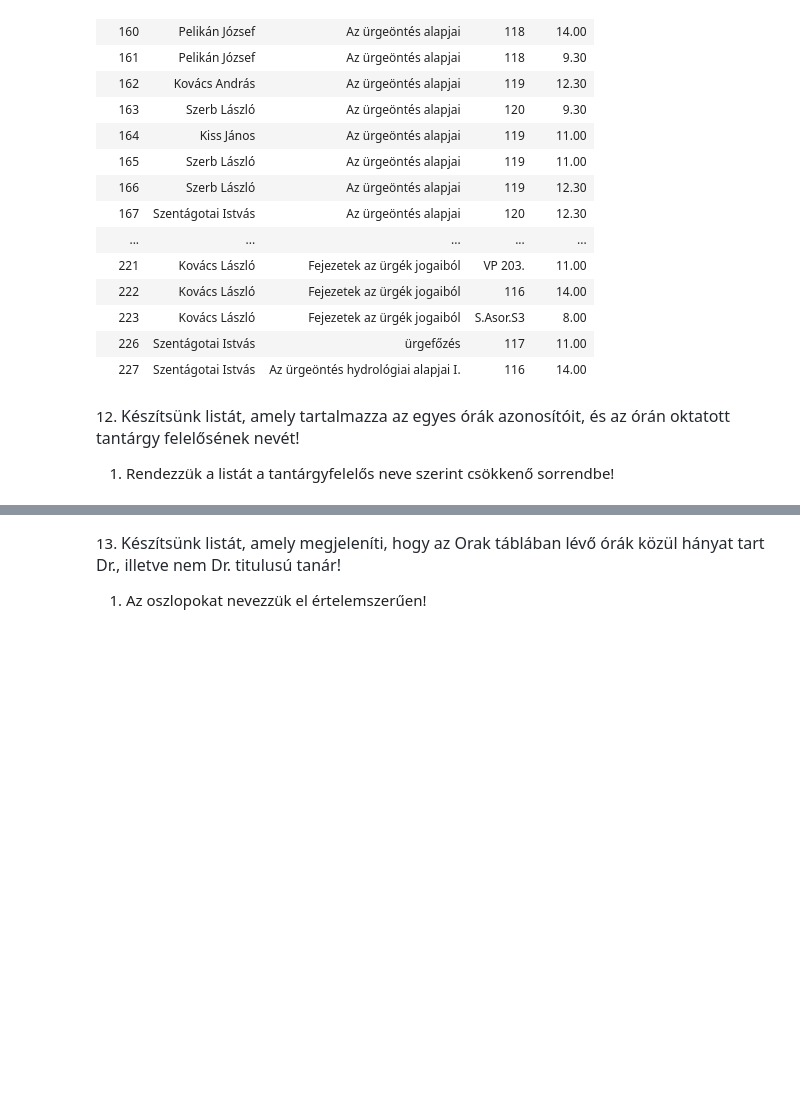
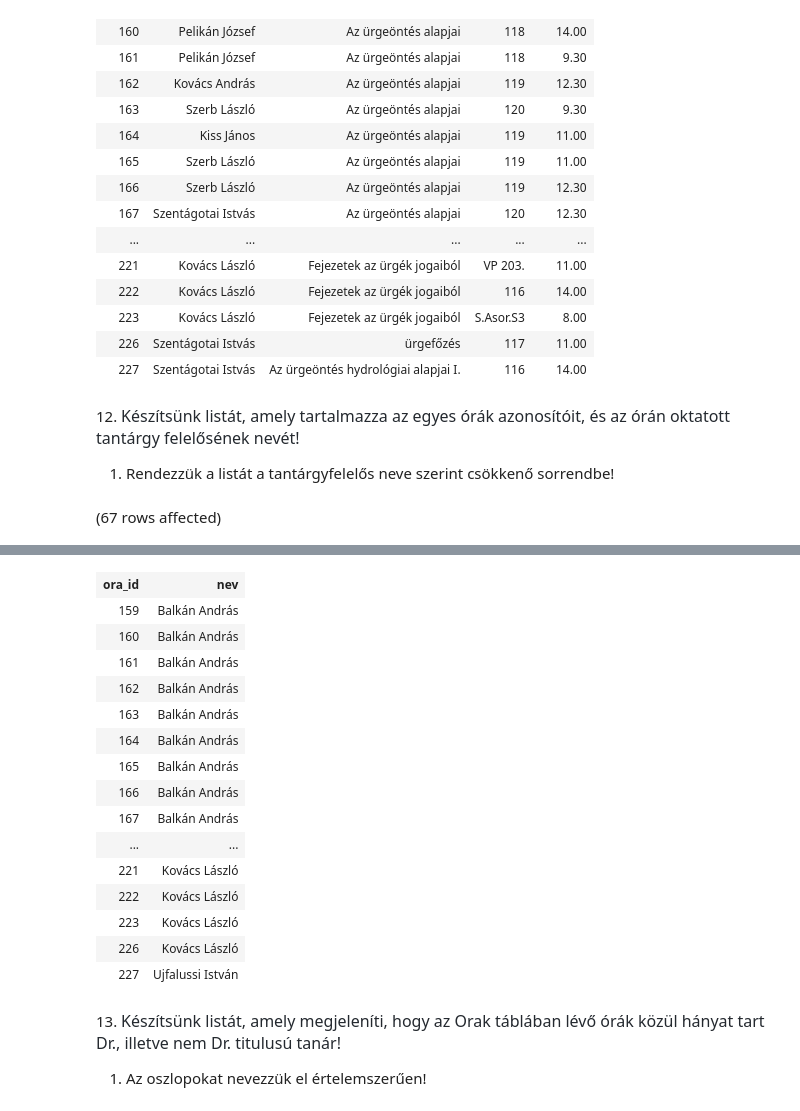
Before and after one commit to Zoltanborbenyi/sql-gyak-03, a Jupyter notebook: gyakorlat02_feladatok .ipynb, the cells around one changed output, grey strips where cells are left out. Cells and saved outputs as stored; diff of their text form; code cells hidden in the pictures; blank space fills up the shorter version.

```diff
--- a/gyakorlat02_feladatok .ipynb
+++ b/gyakorlat02_feladatok .ipynb
@@ -232,3 +257,10 @@ Total execution time: 00:00:00.041
 12. <span style="color: rgb(36, 41, 47); font-family: -apple-system, BlinkMacSystemFont, &quot;Segoe UI&quot;, Helvetica, Arial, sans-serif, &quot;Apple Color Emoji&quot;, &quot;Segoe UI Emoji&quot;; font-size: 16px;">Készítsünk listát, amely tartalmazza az egyes órák azonosítóit, és az órán oktatott tantárgy felelősének nevét!</span>
 
 1. Rendezzük a listát a tantárgyfelelős neve szerint csökkenő sorrendbe!
+# %%
+SELECT orak.ora_id,
+Oktatok.nev
+FROM Orak JOIN Tantárgyak ON Orak.targy= Tantárgyak.Tkód
+JOIN Oktatok ON Tantárgyak.Tantárgyfelelős = Oktatok.oktato_id
+# %% [output]
+(67 rows affected)
@@ -235,3 +268,19 @@ Total execution time: 00:00:00.041
+| ora_id | nev |
+| 159 | Balkán András |
+| 160 | Balkán András |
+| 161 | Balkán András |
+| 162 | Balkán András |
+| 163 | Balkán András |
+| 164 | Balkán András |
+| 165 | Balkán András |
+| 166 | Balkán András |
+| 167 | Balkán András |
+| ... | ... |
+| 221 | Kovács László |
+| 222 | Kovács László |
+| 223 | Kovács László |
+| 226 | Kovács László |
+| 227 | Ujfalussi István |
 # %% [markdown]
 13. <span style="color: rgb(36, 41, 47); font-family: -apple-system, BlinkMacSystemFont, &quot;Segoe UI&quot;, Helvetica, Arial, sans-serif, &quot;Apple Color Emoji&quot;, &quot;Segoe UI Emoji&quot;; font-size: 16px;">Készítsünk listát, amely megjeleníti, hogy az Orak táblában lévő órák közül hányat tart Dr., illetve nem Dr. titulusú tanár!</span>
 
```
Also changed, not shown: parts of 6 cells of this notebook.
